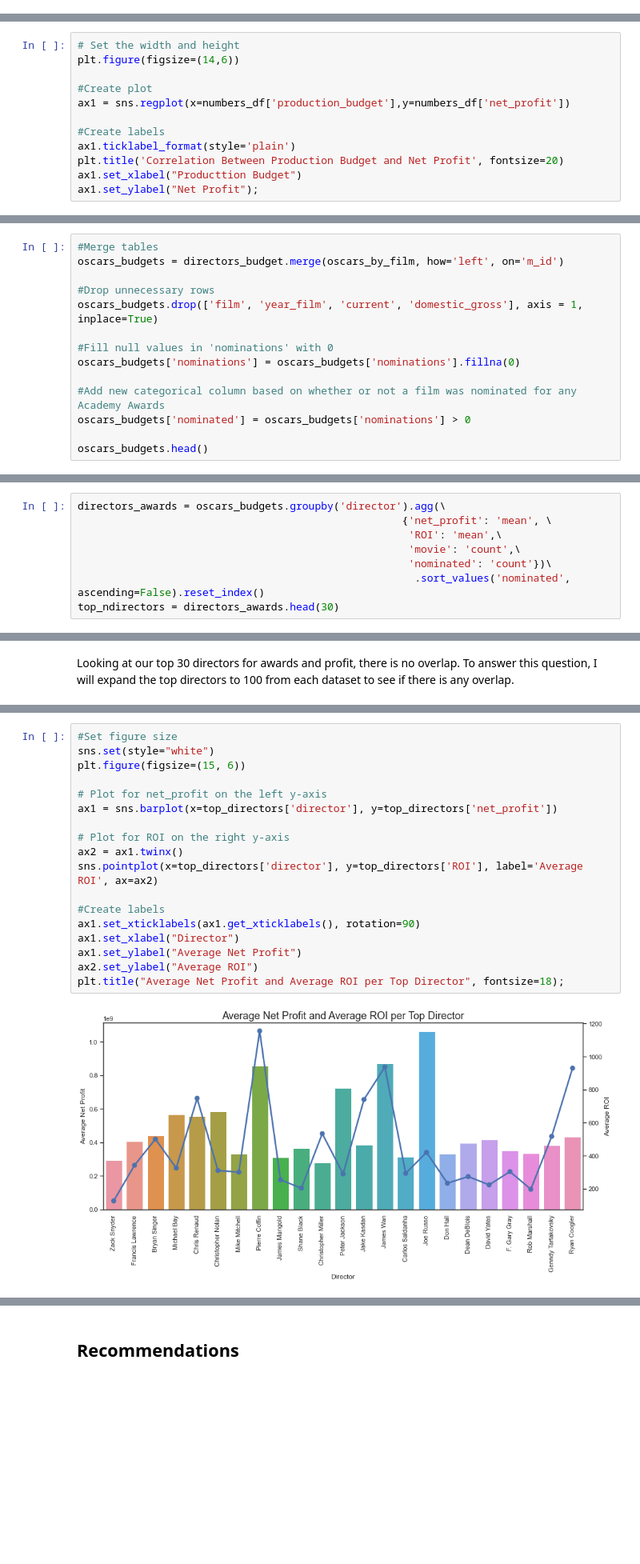
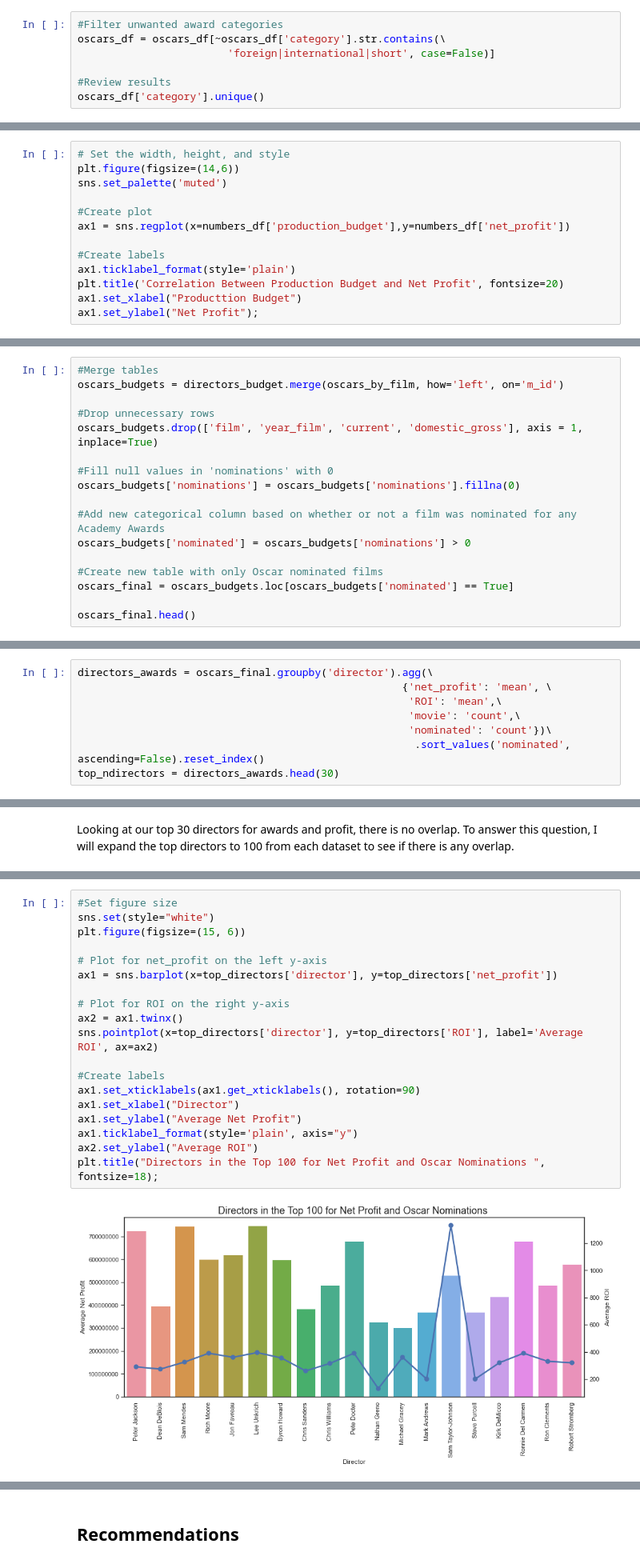
Before and after one commit to valentinav21/microsoft-movie-analysis, a Jupyter notebook: notebook.ipynb, the cells around one changed output, grey strips where cells are left out. Shown at 80% size. Drawn from its saved outputs; the diff is of its cells as text; blank space fills up the shorter version.

```diff
--- a/notebook.ipynb
+++ b/notebook.ipynb
@@ -616,0 +634,7 @@ For this dataset, I will build the following features:
+# %%
+#Filter unwanted award categories
+oscars_df = oscars_df[~oscars_df['category'].str.contains(\
+                        'foreign|international|short', case=False)]
+
+#Review results
+oscars_df['category'].unique()
@@ -648,8 +682,9 @@ Now that the data is clean and has the necessary features, it is time to answer
 # %% [markdown]
 First, lets visually examine the correlation between ROI and net profit.
 # %%
-# Set the width and height
+# Set the width, height, and style
 plt.figure(figsize=(14,6))
+sns.set_palette('muted')
 
 #Create plot
 ax1 = sns.regplot(x=numbers_df['production_budget'],y=numbers_df['net_profit'])
@@ -780,6 +816,9 @@ oscars_budgets['nominations'] = oscars_budgets['nominations'].fillna(0)
 #Add new categorical column based on whether or not a film was nominated for any Academy Awards
 oscars_budgets['nominated'] = oscars_budgets['nominations'] > 0
 
-oscars_budgets.head()
+#Create new table with only Oscar nominated films
+oscars_final = oscars_budgets.loc[oscars_budgets['nominated'] == True]
+
+oscars_final.head()
 # %% [output]
 |  | movie | release_year | genres | director | m_id | release_date | production_budget | worldwide_gross | ... |
@@ -793,5 +832,5 @@ As before, the dataset is by film. I will rearrage the data by director and sele
 # %%
-directors_awards = oscars_budgets.groupby('director').agg(\
+directors_awards = oscars_final.groupby('director').agg(\
                                                     {'net_profit': 'mean', \
                                                      'ROI': 'mean',\
                                                      'movie': 'count',\
@@ -849,21 +888,22 @@ top_directors
 # %%
 #Set figure size
 sns.set(style="white")
 plt.figure(figsize=(15, 6))
 
 # Plot for net_profit on the left y-axis
 ax1 = sns.barplot(x=top_directors['director'], y=top_directors['net_profit'])
 
 # Plot for ROI on the right y-axis
 ax2 = ax1.twinx()
 sns.pointplot(x=top_directors['director'], y=top_directors['ROI'], label='Average ROI', ax=ax2)
 
 #Create labels
 ax1.set_xticklabels(ax1.get_xticklabels(), rotation=90)
 ax1.set_xlabel("Director")
 ax1.set_ylabel("Average Net Profit")
+ax1.ticklabel_format(style='plain', axis="y")
 ax2.set_ylabel("Average ROI")
-plt.title("Average Net Profit and Average ROI per Top Director", fontsize=18);
+plt.title("Directors in the Top 100 for Net Profit and Oscar Nominations ", fontsize=18);
 # %% [output]
-[figure, old version]
+[figure, new version]
 # %% [markdown]
```
Also changed, not shown: parts of 32 cells of this notebook, 15 other files.
